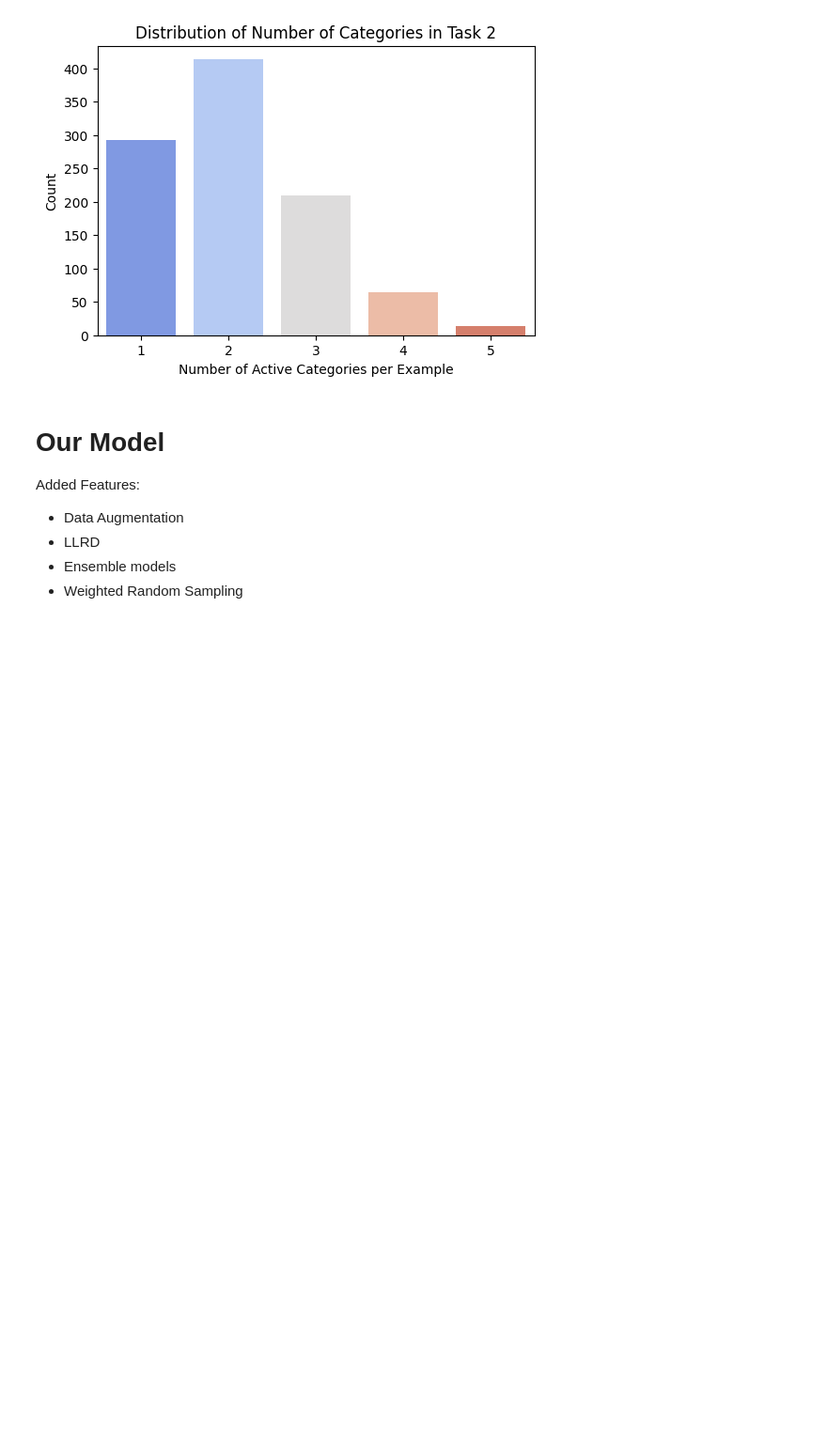
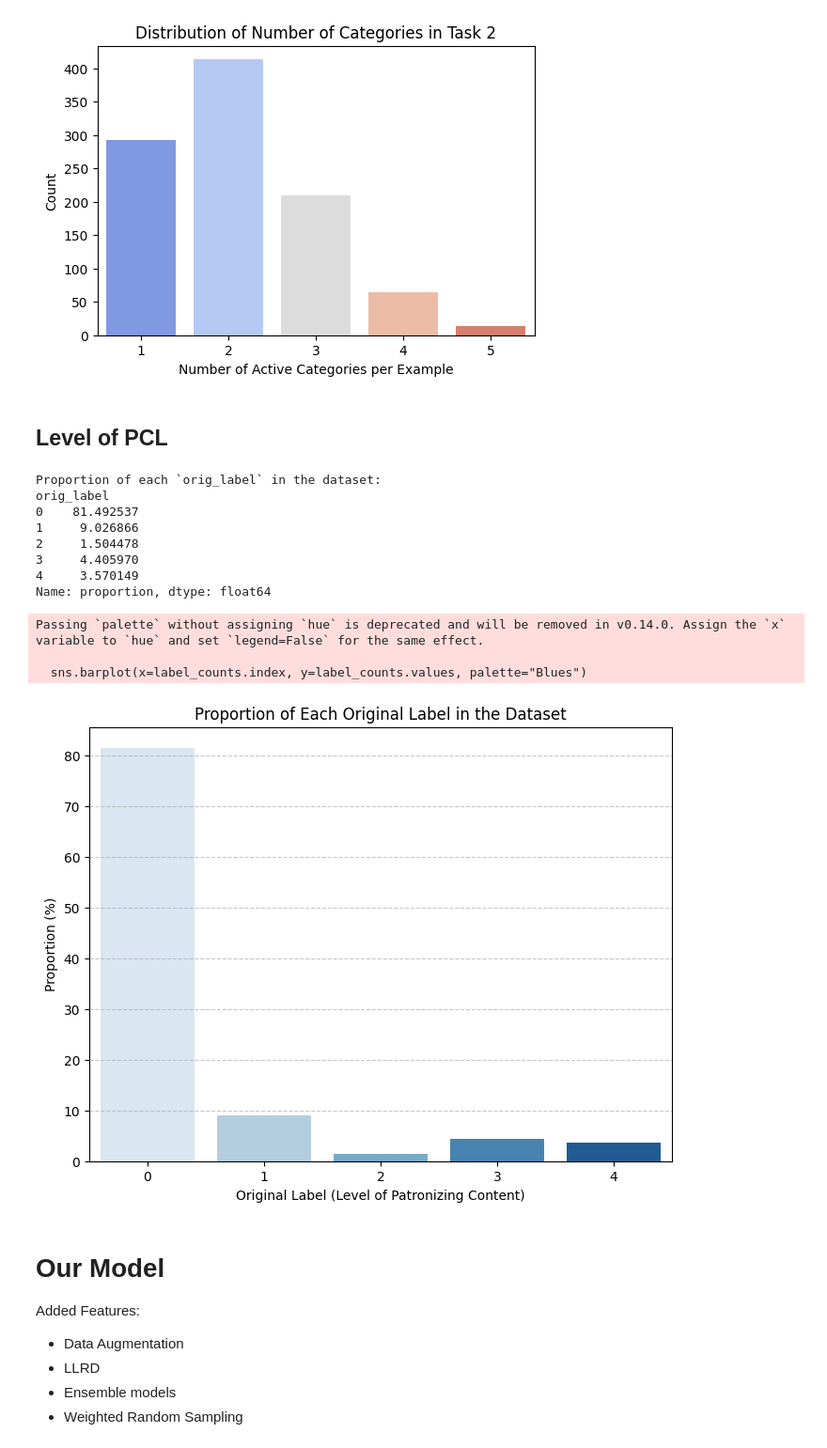
Before and after one commit to D0m-inic/NLP_CW, a Jupyter notebook: NLP_CW.ipynb, the cells around one changed output. Shown at 94% size. Saved outputs shown, nothing was run; the diff lists cells and outputs as text; code cells hidden in the pictures; blank space fills up the shorter version.

```diff
--- a/NLP_CW.ipynb
+++ b/NLP_CW.ipynb
@@ -440,6 +438,40 @@ Passing `palette` without assigning `hue` is deprecated and will be removed in v
 
   sns.countplot(x=task2_df['num_categories'], palette="coolwarm")
 [figure]
+# %% [markdown]
+## Level of PCL
+# %%
+def analyse_orig_label_distrbutions(dataset):
+  label_counts = dataset['orig_label'].value_counts(normalize=True).sort_index()
+  label_counts *= 100
+
+
+  print("Proportion of each `orig_label` in the dataset:")
+  print(label_counts)
+
+  # Plot distribution
+  plt.figure(figsize=(8,6))
+  sns.barplot(x=label_counts.index, y=label_counts.values, palette="Blues")
+  plt.xlabel("Original Label (Level of Patronizing Content)")
+  plt.ylabel("Proportion (%)")
+  plt.title("Proportion of Each Original Label in the Dataset")
+  plt.grid(axis='y', linestyle='--', alpha=0.7)
+  plt.show()
+
+analyse_orig_label_distrbutions(train_df)
+# %% [output]
+Proportion of each `orig_label` in the dataset:
+orig_label
+0    81.492537
+1     9.026866
+2     1.504478
+3     4.405970
+4     3.570149
+Name: proportion, dtype: float64
+Passing `palette` without assigning `hue` is deprecated and will be removed in v0.14.0. Assign the `x` variable to `hue` and set `legend=False` for the same effect.
+
+  sns.barplot(x=label_counts.index, y=label_counts.values, palette="Blues")
+[figure, added]
 # %% [markdown]
 # Our Model
 Added Features:
```
Also changed, not shown: parts of 7 cells of this notebook.
